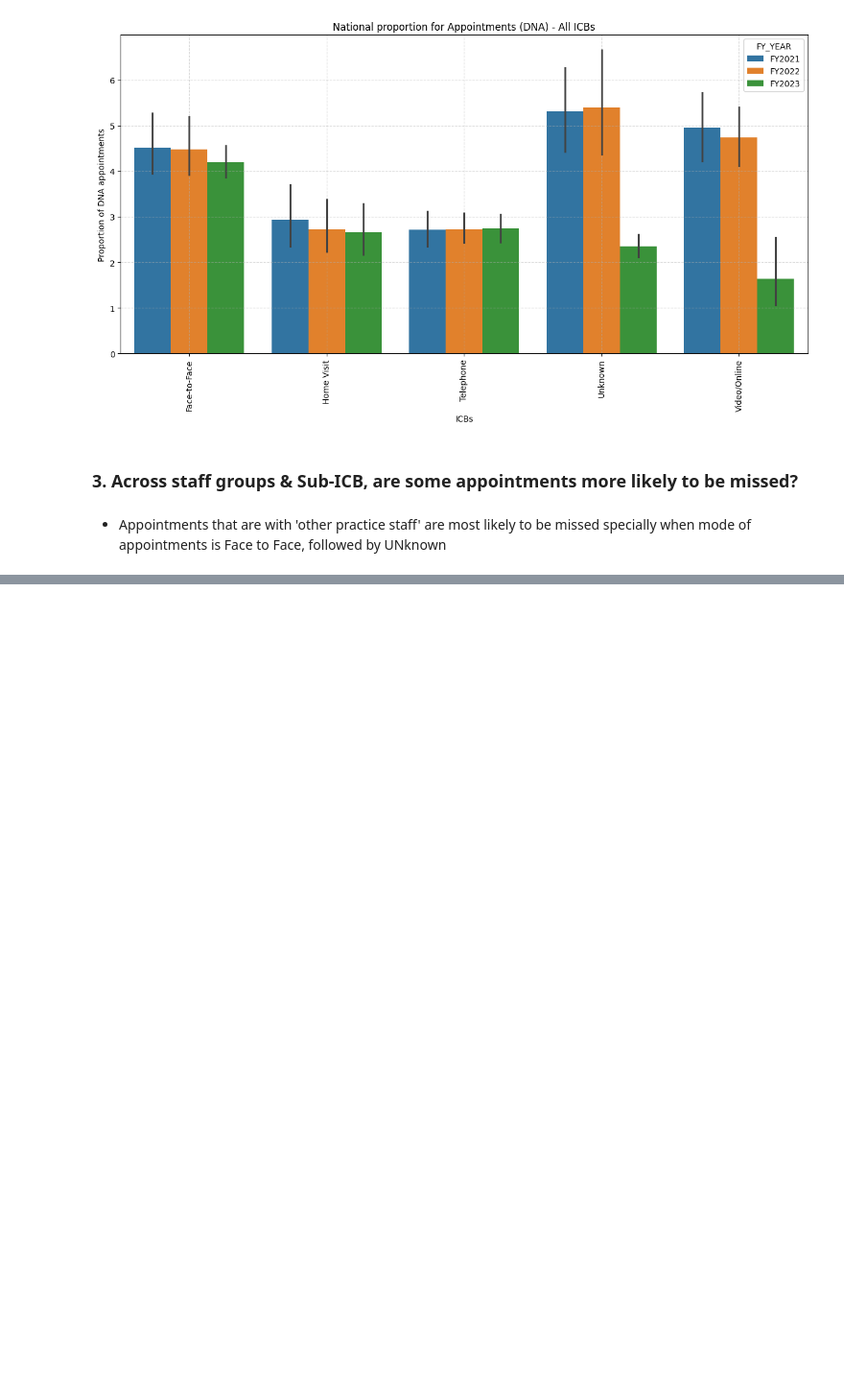
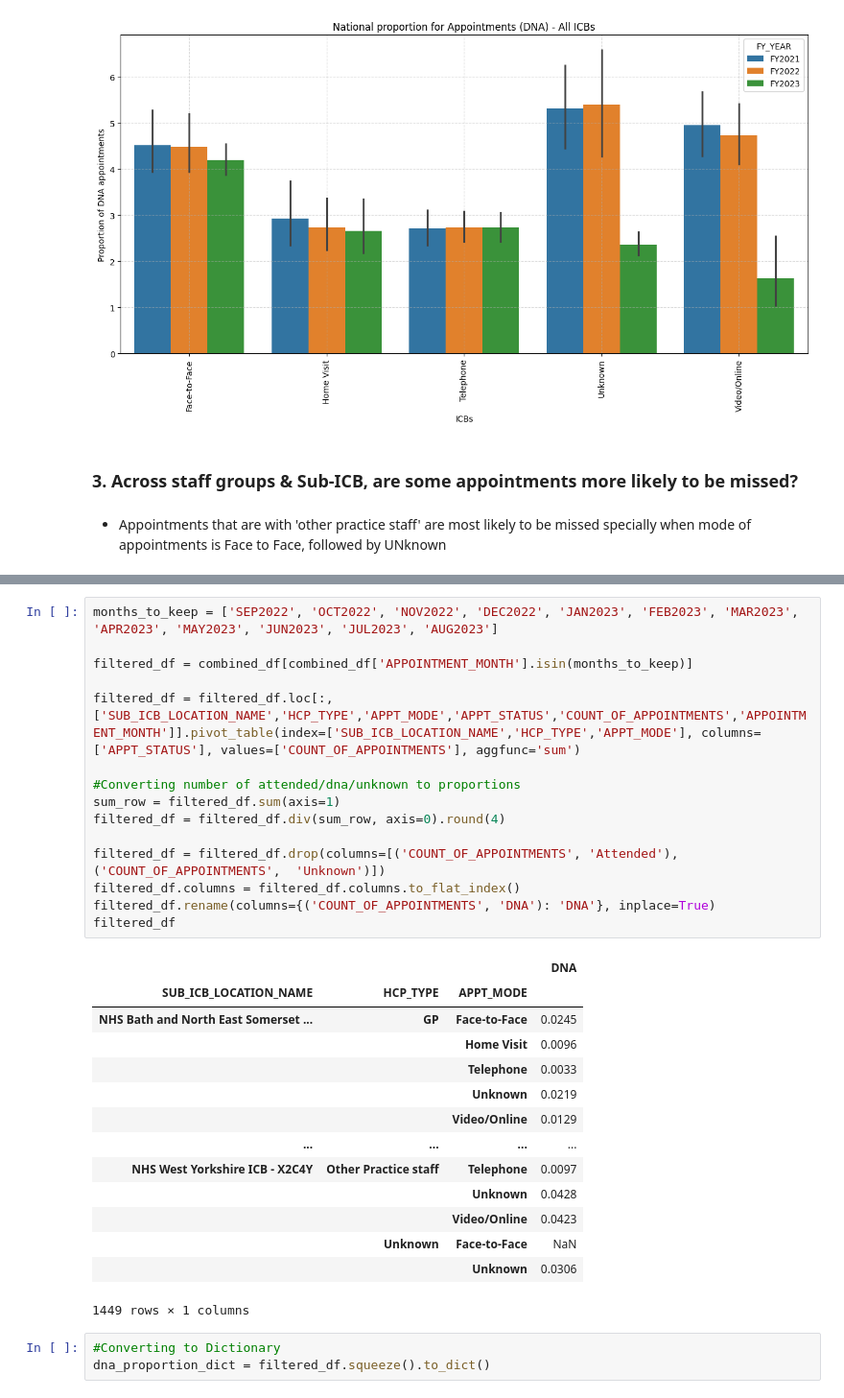
Before and after one commit to SNEE-ICS/PrimaryCareDemandAndCapacity, a Jupyter notebook: AppointmentsAttended.ipynb, the cells around one changed output, grey strips where cells are left out. Shown at 96% size. Saved outputs shown, nothing was run; the diff lists cells and outputs as text; blank space fills up the shorter version.

```diff
--- a/AppointmentsAttended.ipynb
+++ b/AppointmentsAttended.ipynb
@@ -622,0 +661,33 @@ Name: DNA, dtype: float64
+# %%
+months_to_keep = ['SEP2022', 'OCT2022', 'NOV2022', 'DEC2022', 'JAN2023', 'FEB2023', 'MAR2023', 'APR2023', 'MAY2023', 'JUN2023', 'JUL2023', 'AUG2023']
+
+filtered_df = combined_df[combined_df['APPOINTMENT_MONTH'].isin(months_to_keep)]
+
+filtered_df = filtered_df.loc[:,['SUB_ICB_LOCATION_NAME','HCP_TYPE','APPT_MODE','APPT_STATUS','COUNT_OF_APPOINTMENTS','APPOINTMENT_MONTH']].pivot_table(index=['SUB_ICB_LOCATION_NAME','HCP_TYPE','APPT_MODE'], columns=['APPT_STATUS'], values=['COUNT_OF_APPOINTMENTS'], aggfunc='sum')
+
+#Converting number of attended/dna/unknown to proportions
+sum_row = filtered_df.sum(axis=1)
+filtered_df = filtered_df.div(sum_row, axis=0).round(4)
+
+filtered_df = filtered_df.drop(columns=[('COUNT_OF_APPOINTMENTS', 'Attended'),('COUNT_OF_APPOINTMENTS',  'Unknown')])
+filtered_df.columns = filtered_df.columns.to_flat_index()
+filtered_df.rename(columns={('COUNT_OF_APPOINTMENTS', 'DNA'): 'DNA'}, inplace=True)
+filtered_df
+# %% [output]
+|  |  |  | DNA |
+| SUB_ICB_LOCATION_NAME | HCP_TYPE | APPT_MODE |  |
+| NHS Bath and North East Somerset ... | GP | Face-to-Face | 0.0245 |
+|  |  | Home Visit | 0.0096 |
+|  |  | Telephone | 0.0033 |
+|  |  | Unknown | 0.0219 |
+|  |  | Video/Online | 0.0129 |
+| ... | ... | ... | ... |
+| NHS West Yorkshire ICB - X2C4Y | Other Practice staff | Telephone | 0.0097 |
+|  |  | Unknown | 0.0428 |
+|  |  | Video/Online | 0.0423 |
+|  | Unknown | Face-to-Face | NaN |
+|  |  | Unknown | 0.0306 |
+1449 rows × 1 columns
+# %%
+#Converting to Dictionary
+dna_proportion_dict = filtered_df.squeeze().to_dict()
```
Also changed, not shown: parts of 28 cells of this notebook, 1 other file.
